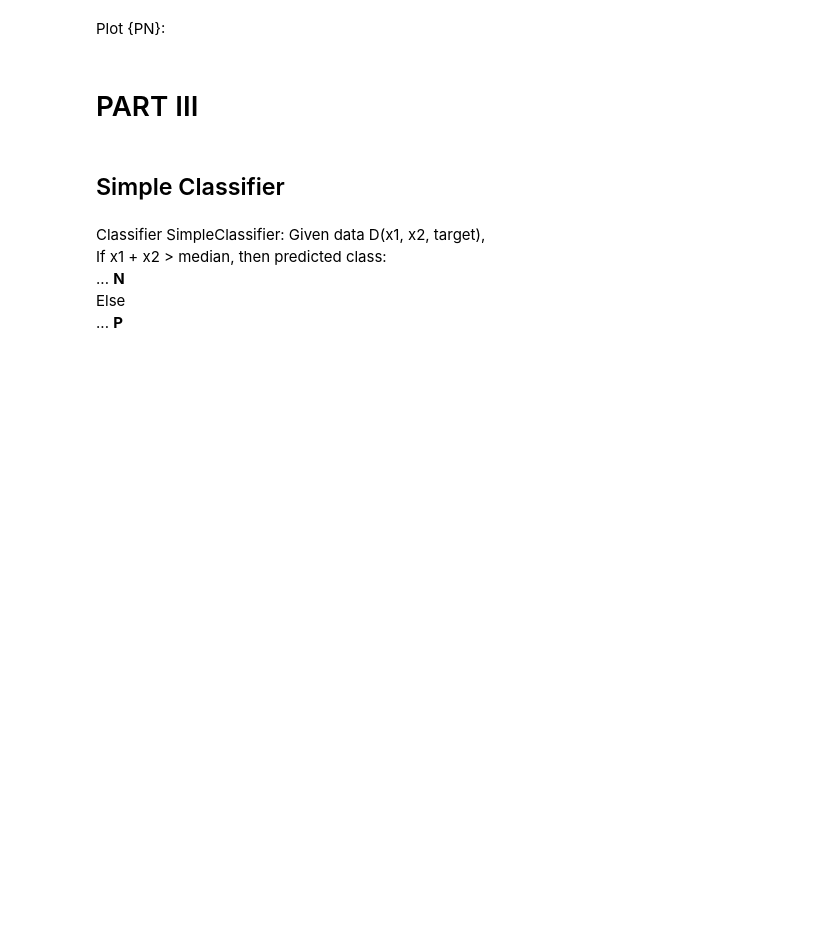
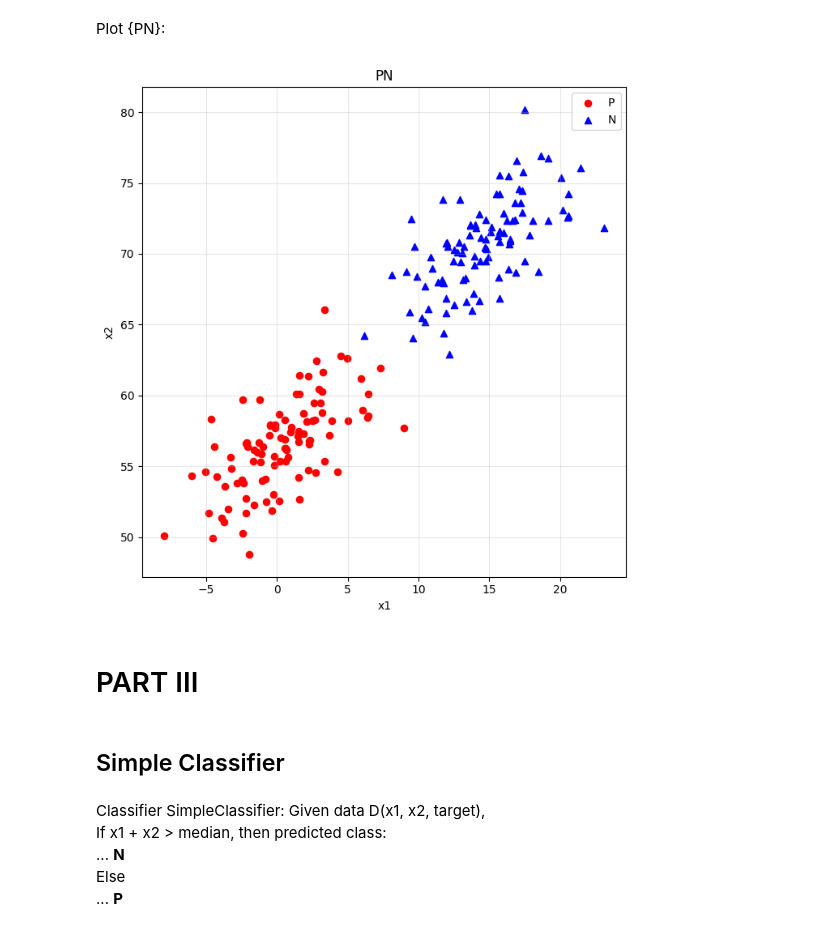
Before and after one commit to adamrodi/CMPS4700, a Jupyter notebook: Notebooks/ron.ipynb, the cells around one changed output. Saved outputs shown, nothing was run; the diff lists cells and outputs as text; code cells hidden in the pictures; blank space fills up the shorter version.

```diff
--- a/Notebooks/ron.ipynb
+++ b/Notebooks/ron.ipynb
@@ -32,3 +114,7 @@ N = Rotate(Nr,45), rotate Nr by 45 degrees in counter-clockwise<br>
 ### Merge Data
 # %% [markdown]
 Merge P and N into a single set PN.
+# %%
+PN = pd.concat([P, N], ignore_index=True)
+
+PN
@@ -44,5 +196,28 @@ Plot Nr and N in the same figure on a separate sub-plots of 1 by 2:
 # %% [markdown]
 Plot {PN}:
+# %%
+is_p = PN["target"] == "P"
+is_n = PN["target"] == "N"
+
+fig, ax = plt.subplots(figsize=(7, 7))
+
+ax.scatter(PN.loc[is_p, "x1"], PN.loc[is_p, "x2"],
+           color="red", marker="o", s=35, label="P")
+
+ax.scatter(PN.loc[is_n, "x1"], PN.loc[is_n, "x2"],
+           color="blue", marker="^", s=35, label="N")
+
+ax.set_xlabel("x1")
+ax.set_ylabel("x2")
+ax.set_title("PN")
+ax.set_aspect("equal", adjustable="box")
+ax.grid(True, alpha=0.3)
+ax.legend()
+
+plt.tight_layout()
+plt.show()
+# %% [output]
+[figure, added]
 # %% [markdown]
 # PART III
 # %% [markdown]
```
Also changed, not shown: parts of 8 cells of this notebook.
